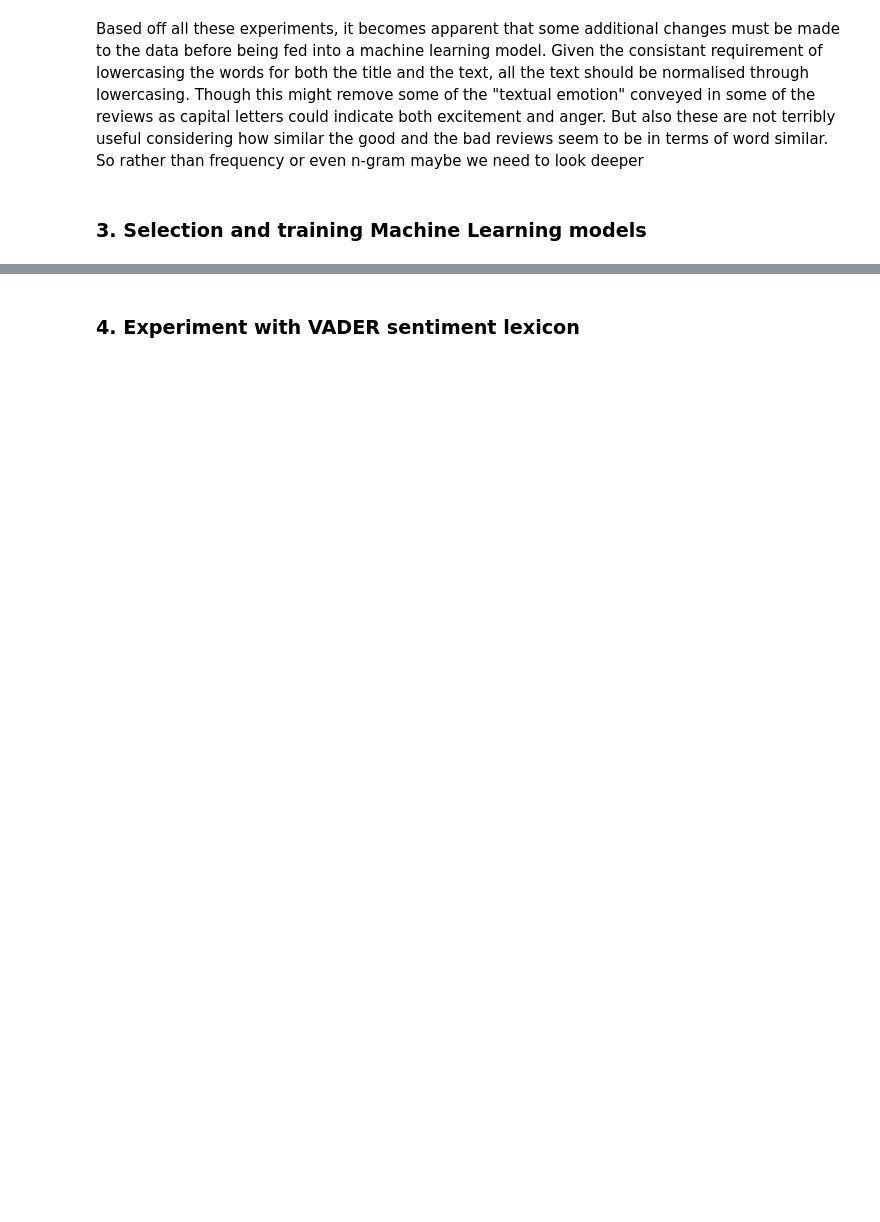
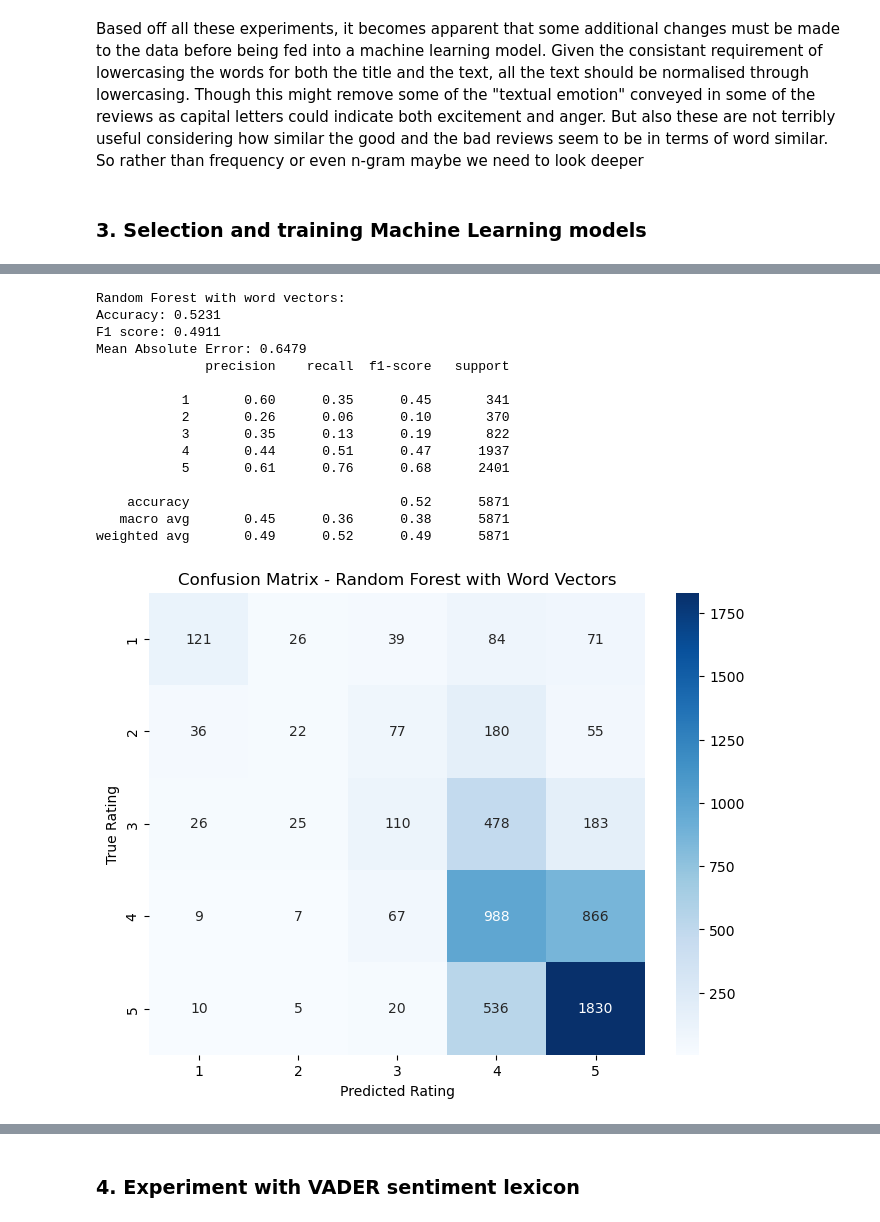
Before and after one commit to ArpanMukhopadhyay/NLP_applied, a Jupyter notebook: assignment1/ANLP_2025_S1_assignment1_a1797378_arpan_version6.ipynb, the cells around one changed output, grey strips where cells are left out. Drawn from its saved outputs; the diff is of its cells as text; code cells hidden in the pictures; blank space fills up the shorter version.

```diff
--- a/assignment1/ANLP_2025_S1_assignment1_a1797378_arpan_version6.ipynb
+++ b/assignment1/ANLP_2025_S1_assignment1_a1797378_arpan_version6.ipynb
@@ -864,0 +950,64 @@ weighted avg       0.51      0.53      0.49      7200
+# %%
+from sklearn.base import BaseEstimator, TransformerMixin
+
+class SpacyVectorTransformer(BaseEstimator, TransformerMixin):
+    def __init__(self, model='en_core_web_md'):
+        self.model = model
+        self.nlp = spacy.load(model)
+
+    def fit(self, X, y=None):
+        return self
+
+    def transform(self, X):
+        return np.array([self.nlp(doc).vector for doc in X])
+
+pipeline_rf_vectors = Pipeline([
+    ('word_vectors', SpacyVectorTransformer(model='en_core_web_md')),
+    ('classifier', RandomForestClassifier(
+        n_estimators=100,
+        max_depth=None,
+        min_samples_split=2,
+        random_state=42
+    ))
+])
+
+pipeline_rf_vectors.fit(X_train, y_train)
+
+y_pred_rf = pipeline_rf_vectors.predict(X_test)
+
+mae = mean_absolute_error(y_test, y_pred_rf)
+acc = accuracy_score(y_test, y_pred_rf)
+weighted_f1 = f1_score(y_test, y_pred_rf, average='weighted')
+
+print("Random Forest with word vectors:")
+print(f"Accuracy: {acc:.4f}")
+print(f"F1 score: {weighted_f1:.4f}")
+print(f"Mean Absolute Error: {mae:.4f}")
+print(classification_report(y_test, y_pred_rf))
+
+con_mat = confusion_matrix(y_test, y_pred_rf)
+plt.figure(figsize=(8, 6))
+sns.heatmap(con_mat, annot=True, fmt='d', cmap='Blues',
+           xticklabels=range(1, 6),
+           yticklabels=range(1, 6))
+plt.xlabel('Predicted Rating')
+plt.ylabel('True Rating')
+plt.title('Confusion Matrix - Random Forest with Word Vectors')
+plt.show()
+# %% [output]
+Random Forest with word vectors:
+Accuracy: 0.5231
+F1 score: 0.4911
+Mean Absolute Error: 0.6479
+              precision    recall  f1-score   support
+
+           1       0.60      0.35      0.45       341
+           2       0.26      0.06      0.10       370
+           3       0.35      0.13      0.19       822
+           4       0.44      0.51      0.47      1937
+           5       0.61      0.76      0.68      2401
+
+    accuracy                           0.52      5871
+   macro avg       0.45      0.36      0.38      5871
+weighted avg       0.49      0.52      0.49      5871
+[figure, added]
```
Also changed, not shown: parts of 46 cells of this notebook.
